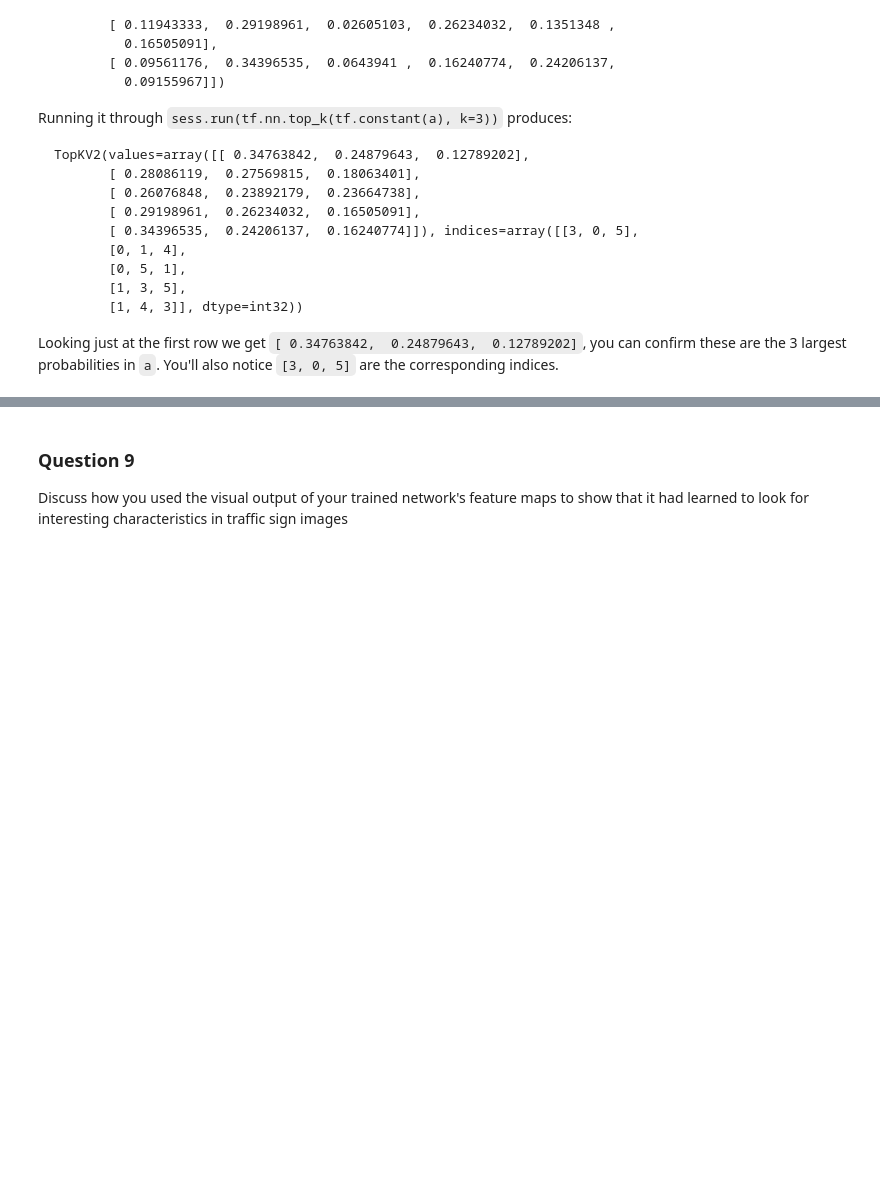
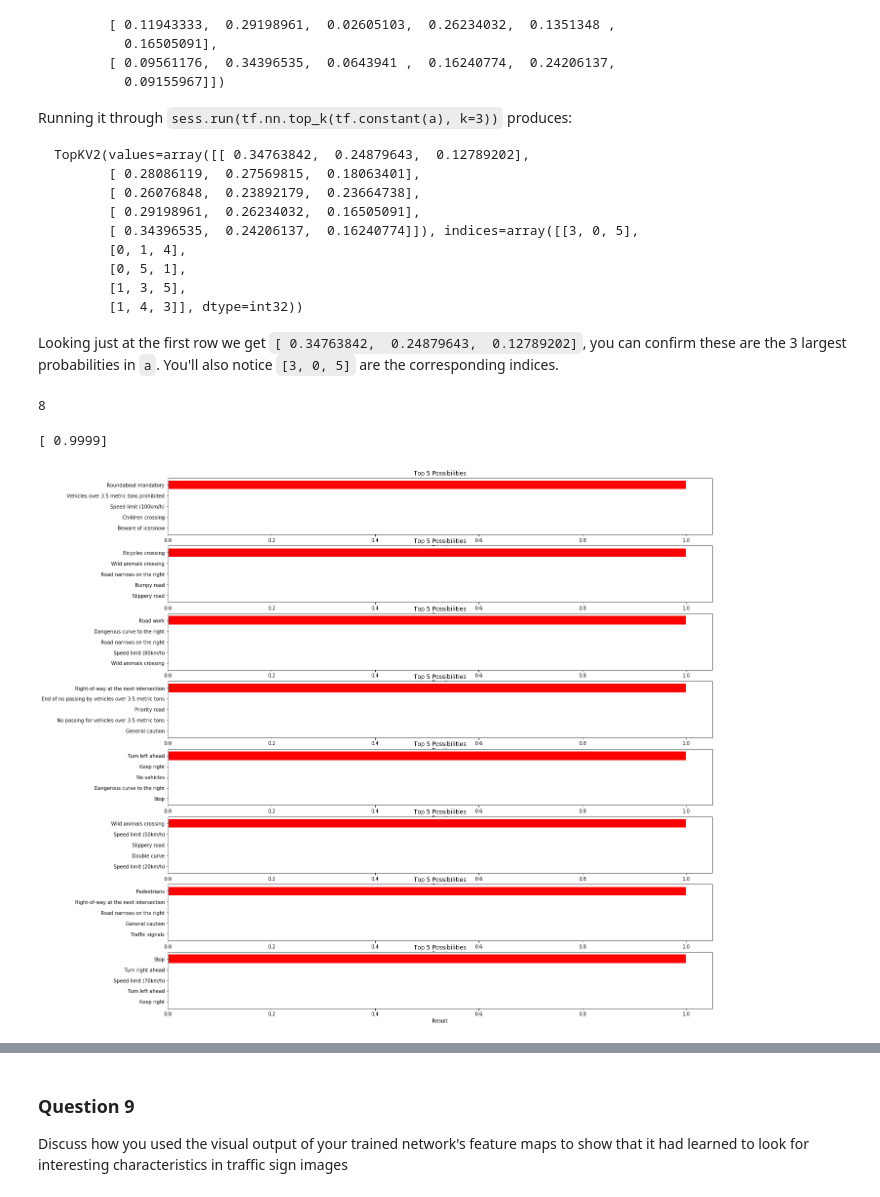
Before and after one commit to royxue/self-driving, a Jupyter notebook: traffic_signs/Traffic_Sign_Classifier.ipynb, the cells around one changed output, grey strips where cells are left out. Cells and saved outputs as stored; diff of their text form; code cells hidden in the pictures; blank space fills up the shorter version.

````diff
--- a/traffic_signs/Traffic_Sign_Classifier.ipynb
+++ b/traffic_signs/Traffic_Sign_Classifier.ipynb
@@ -70,6 +70,15 @@ Number of training examples = 34799
 Number of testing examples = 12630
 Image data shape = 32*32
 Number of classes = 43
+# %%
+import csv
+
+sign_dict = {}
+
+with open('./tests/signnames.csv', 'r') as csvfile:
+    reader = csv.reader(csvfile, delimiter=',')
+    for row in reader:
+        sign_dict[row[0]] = row[1]
 # %% [markdown]
 ### Include an exploratory visualization of the dataset
 # %% [markdown]
@@ -417,9 +430,32 @@ TopKV2(values=array([[ 0.34763842,  0.24879643,  0.12789202],
 ```
 
 Looking just at the first row we get `[ 0.34763842,  0.24879643,  0.12789202]`, you can confirm these are the 3 largest probabilities in `a`. You'll also notice `[3, 0, 5]` are the corresponding indices.
+# %%
+print(len(top_5.values))
+# %% [output]
+8
 # %%
 ### Print out the top five softmax probabilities for the predictions on the German traffic sign images found on the web.
 ### Feel free to use as many code cells as needed.
+%matplotlib inline
+print(X_train_G[0][0][0])
+image = X_train_G[666].squeeze()
+plt.figure(figsize=(20, 20))
+for i in range(len(top_5.values)):
+    labels = [sign_dict[str(i)] for i in top_5.indices[i]]
+    y_pos = np.arange(len(labels))
+    ax = plt.subplot(8, 1, i+1)
+    ax.barh(y_pos, top_5.values[i], color='red')
+    ax.set_yticks(y_pos)
+    ax.set_yticklabels(labels)
+    ax.invert_yaxis()
+    ax.set_xlabel('Result')
+    ax.set_title('Top 5 Possibilities')
+
+plt.show()
+# %% [output]
+[ 0.9999]
+[figure, added]
 # %% [markdown]
 ---
 
````
Also changed, not shown: parts of 11 cells of this notebook, 13 other files.
